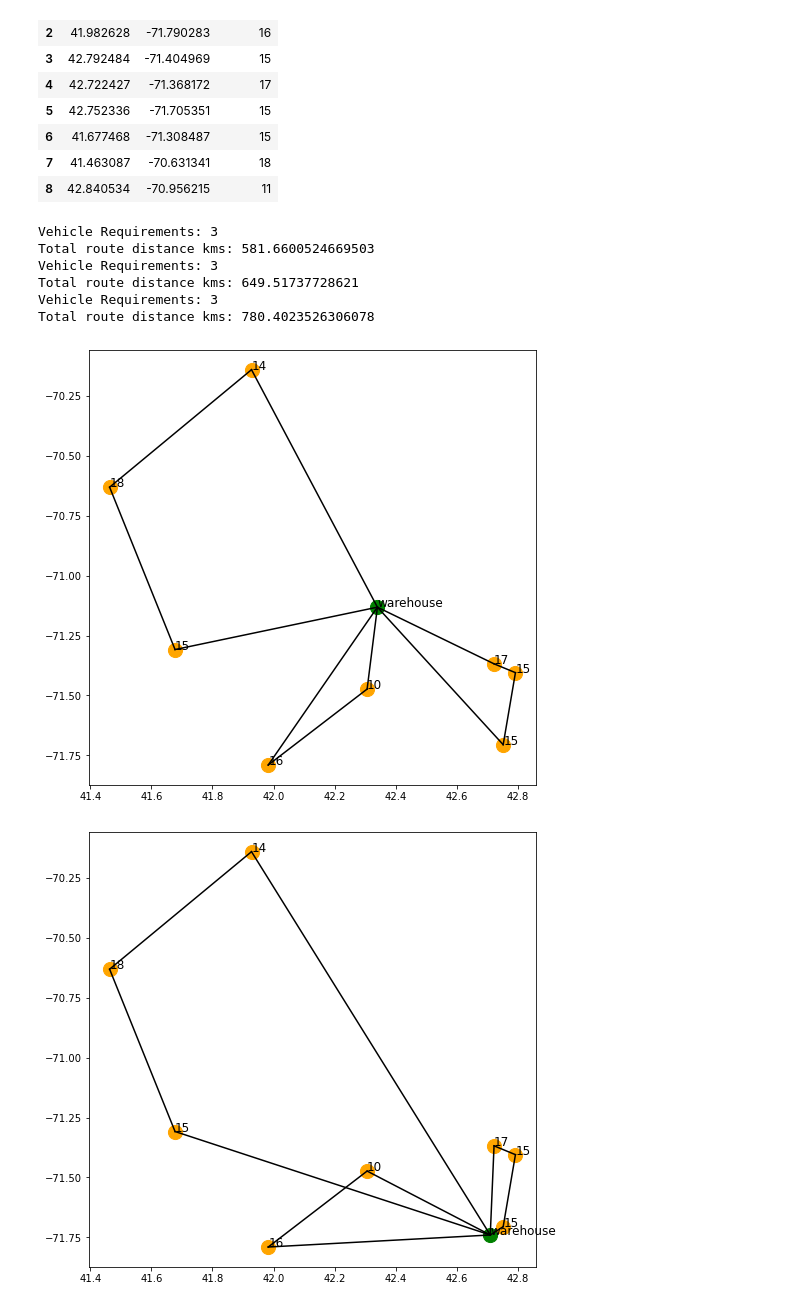
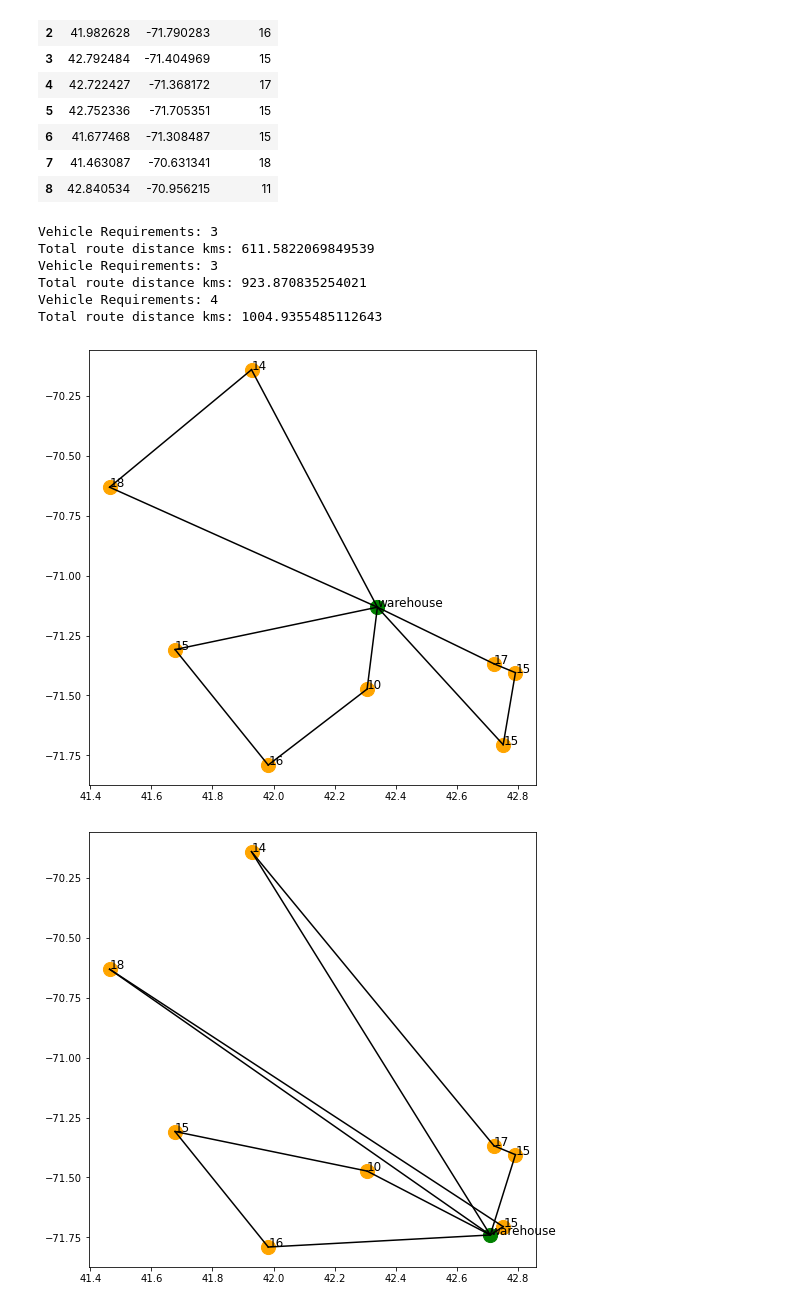
Before and after one commit to XNexuswolfX/CVRP_Pulp, a Jupyter notebook: OR-Project Cvrp-Main.ipynb, the cells around one changed output. Drawn from its saved outputs; the diff is of its cells as text; code cells hidden in the pictures.

Commit message:
Added Vehicle Distance constraint, final LP pending

```diff
--- a/OR-Project Cvrp-Main.ipynb
+++ b/OR-Project Cvrp-Main.ipynb
@@ -44,7 +44,7 @@ def get_dist_matrix(df):
     return distance
 # %%
 # function for solving LP with pulp
-def get_min_dist(distance,vehicle_count,customer_count,vehicle_capacity,df):
+def get_min_dist(distance,vehicle_count,customer_count,vehicle_capacity,df,vehicle_range):
     for vehicle_count in range(1,vehicle_count+1):
 
         # definition of LpProblem
@@ -90,6 +90,11 @@ def get_min_dist(distance,vehicle_count,customer_count,vehicle_capacity,df):
         for s in subtours:
             problem += pulp.lpSum(x[i][j][k] if i !=j else 0 for i, j in itertools.permutations(s,2) for k in range(vehicle_count)) <= len(s) - 1
 
+        # constraint 6 - maximum vehicle range constraint
+        for k in range(vehicle_count):
+            problem += pulp.lpSum(distance[i][j] * x[i][j][k] if i != j else 0
+                                  for i in range(customer_count)
+                                  for j in range (1,customer_count)) <= vehicle_range
 
         # print vehicle_count which needed for solving problem
         # print calculated minimum distance value
@@ -114,22 +119,22 @@ def get_min_dist(distance,vehicle_count,customer_count,vehicle_capacity,df):
             return vehicle_count, pulp.value(problem.objective),plot
             break
 # %%
-def get_warehouse_optimal_dist(df,vehicle_count,vehicle_capacity,customer_count=len(df)):
+def get_warehouse_optimal_dist(df,vehicle_count,vehicle_range,vehicle_capacity,customer_count=len(df)):
     dist_mat = get_dist_matrix(df)
-    result = get_min_dist(dist_mat, vehicle_count, customer_count, vehicle_capacity,df)
+    result = get_min_dist(dist_mat,vehicle_count,customer_count,vehicle_capacity,df,vehicle_range)
     return result
 # %%
-W1_vehicles,W1_route,W1_plot = get_warehouse_optimal_dist(df1,vehicle_count=4,vehicle_capacity=50)
+W1_vehicles,W1_route,W1_plot = get_warehouse_optimal_dist(df1,vehicle_count=4,vehicle_range=180,vehicle_capacity=50)
 
-W2_vehicles,W2_route,W2_plot = get_warehouse_optimal_dist(df2,vehicle_count=4,vehicle_capacity=50)
+W2_vehicles,W2_route,W2_plot = get_warehouse_optimal_dist(df2,vehicle_count=4,vehicle_range=180,vehicle_capacity=50)
 
-W3_vehicles,W3_route,W3_plot = get_warehouse_optimal_dist(df3,vehicle_count=4,vehicle_capacity=50)
+W3_vehicles,W3_route,W3_plot = get_warehouse_optimal_dist(df3,vehicle_count=4,vehicle_range=180,vehicle_capacity=50)
 # %% [output]
 Vehicle Requirements: 3
-Total route distance kms: 581.6600524669503
+Total route distance kms: 611.5822069849539
 Vehicle Requirements: 3
-Total route distance kms: 649.51737728621
-Vehicle Requirements: 3
-Total route distance kms: 780.4023526306078
+Total route distance kms: 923.870835254021
+Vehicle Requirements: 4
+Total route distance kms: 1004.9355485112643
-[figure, old version]
+[figure, new version]
-[figure, old version]
+[figure, new version]
```
Also changed, not shown: parts of 3 cells of this notebook.
